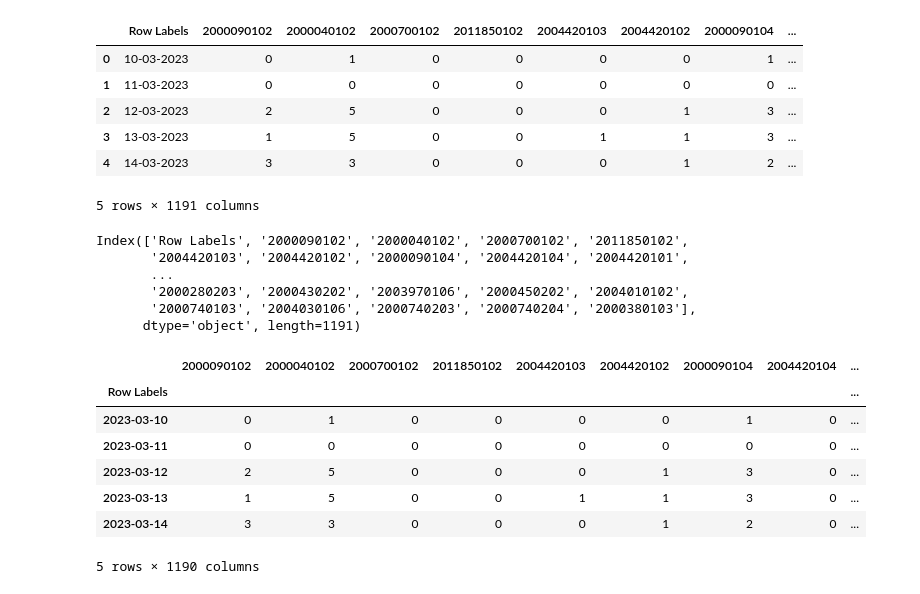
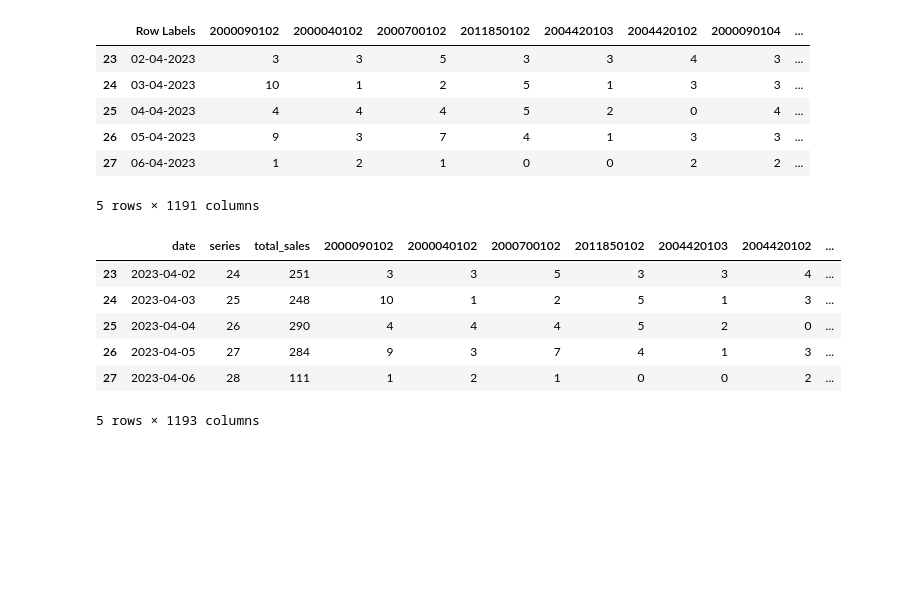
Before and after one commit to amitsinghh1/Demand-forecasting, a Jupyter notebook: demand_forecast.ipynb, the cells around one changed output. Drawn from its saved outputs; the diff is of its cells as text; code cells hidden in the pictures; blank space fills up the shorter version.

```diff
--- a/demand_forecast.ipynb
+++ b/demand_forecast.ipynb
@@ -11,12 +38,12 @@ url = 'https://raw.githubusercontent.com/amitsinghh1/demand_forecasting/main/SKU
 download = requests.get(url).content
 df = pd.read_csv(io.StringIO(download.decode('utf-8')))
 # %%
-df.head()
+df.tail()
 # %% [output]
 |  | Row Labels | 2000090102 | 2000040102 | 2000700102 | 2011850102 | 2004420103 | 2004420102 | 2000090104 | ... |
-| 0 | 10-03-2023 | 0 | 1 | 0 | 0 | 0 | 0 | 1 | ... |
-| 1 | 11-03-2023 | 0 | 0 | 0 | 0 | 0 | 0 | 0 | ... |
-| 2 | 12-03-2023 | 2 | 5 | 0 | 0 | 0 | 1 | 3 | ... |
-| 3 | 13-03-2023 | 1 | 5 | 0 | 0 | 1 | 1 | 3 | ... |
-| 4 | 14-03-2023 | 3 | 3 | 0 | 0 | 0 | 1 | 2 | ... |
+| 23 | 02-04-2023 | 3 | 3 | 5 | 3 | 3 | 4 | 3 | ... |
+| 24 | 03-04-2023 | 10 | 1 | 2 | 5 | 1 | 3 | 3 | ... |
+| 25 | 04-04-2023 | 4 | 4 | 4 | 5 | 2 | 0 | 4 | ... |
+| 26 | 05-04-2023 | 9 | 3 | 7 | 4 | 1 | 3 | 3 | ... |
+| 27 | 06-04-2023 | 1 | 2 | 1 | 0 | 0 | 2 | 2 | ... |
 5 rows × 1191 columns
@@ -23,9 +56,10 @@ df.head()
 # %%
-df.columns
+df.tail()
 # %% [output]
+|  | date | series | total_sales | 2000090102 | 2000040102 | 2000700102 | 2011850102 | 2004420103 | 2004420102 | ... |
+| 23 | 2023-04-02 | 24 | 251 | 3 | 3 | 5 | 3 | 3 | 4 | ... |
+| 24 | 2023-04-03 | 25 | 248 | 10 | 1 | 2 | 5 | 1 | 3 | ... |
+| 25 | 2023-04-04 | 26 | 290 | 4 | 4 | 4 | 5 | 2 | 0 | ... |
+| 26 | 2023-04-05 | 27 | 284 | 9 | 3 | 7 | 4 | 1 | 3 | ... |
+| 27 | 2023-04-06 | 28 | 111 | 1 | 2 | 1 | 0 | 0 | 2 | ... |
-Index(['Row Labels', '2000090102', '2000040102', '2000700102', '2011850102',
-       '2004420103', '2004420102', '2000090104', '2004420104', '2004420101',
-       ...
-       '2000280203', '2000430202', '2003970106', '2000450202', '2004010102',
-       '2000740103', '2004030106', '2000740203', '2000740204', '2000380103'],
-      dtype='object', length=1191)
+5 rows × 1193 columns
@@ -38,11 +65,0 @@ df1=df.set_index('Row Labels')
-# %%
-df1.head()
-# %% [output]
-|  | 2000090102 | 2000040102 | 2000700102 | 2011850102 | 2004420103 | 2004420102 | 2000090104 | 2004420104 | ... |
-| Row Labels |  |  |  |  |  |  |  |  | ... |
-| 2023-03-10 | 0 | 1 | 0 | 0 | 0 | 0 | 1 | 0 | ... |
-| 2023-03-11 | 0 | 0 | 0 | 0 | 0 | 0 | 0 | 0 | ... |
-| 2023-03-12 | 2 | 5 | 0 | 0 | 0 | 1 | 3 | 0 | ... |
-| 2023-03-13 | 1 | 5 | 0 | 0 | 1 | 1 | 3 | 0 | ... |
-| 2023-03-14 | 3 | 3 | 0 | 0 | 0 | 1 | 2 | 0 | ... |
-5 rows × 1190 columns
```
Also changed, not shown: parts of 20 cells of this notebook.
